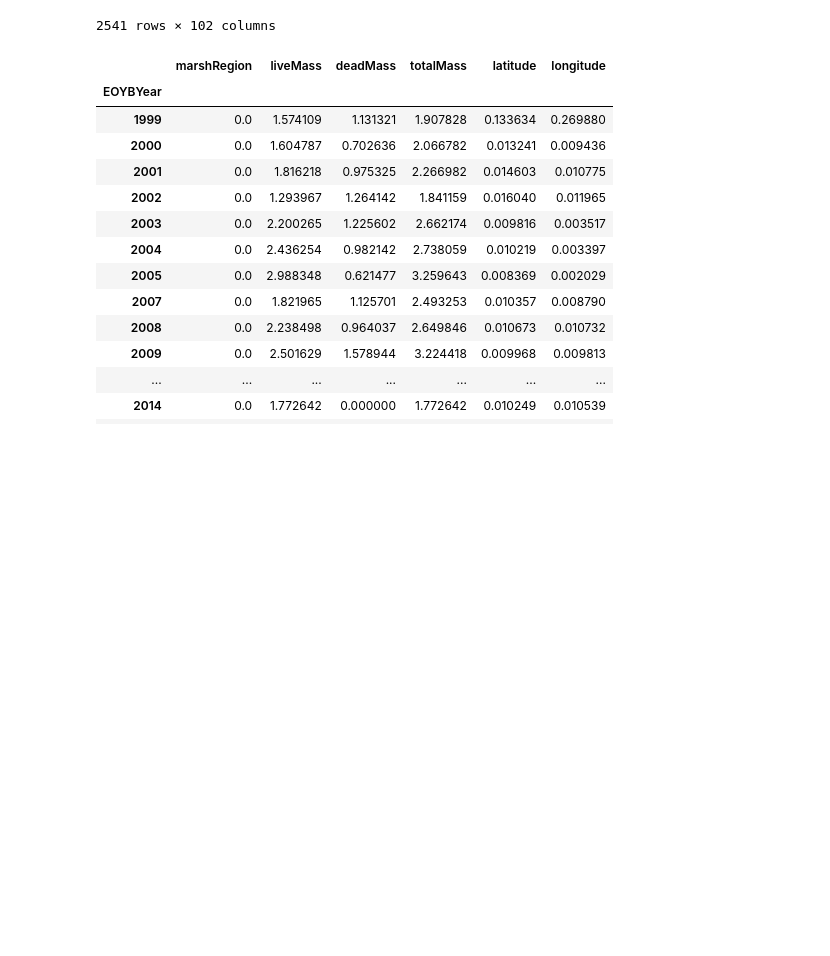
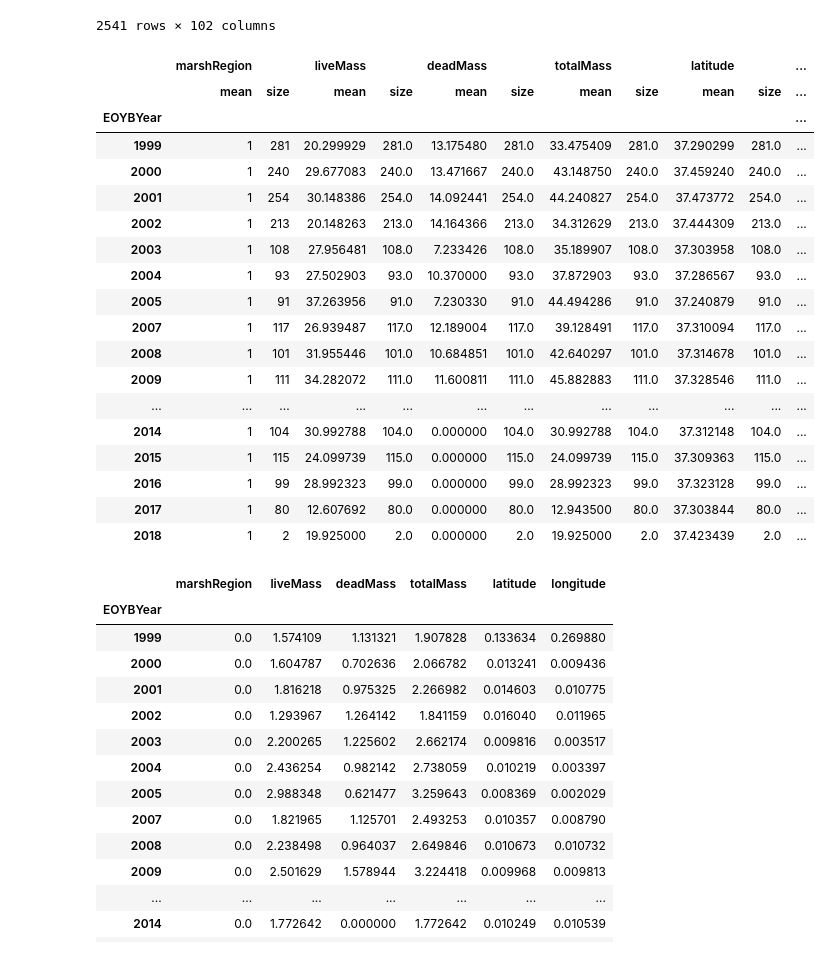
Before and after one commit to asajulien/PhD, a Jupyter notebook: Jupyter/Data exploration.ipynb, the cells around one changed output. Saved outputs shown, nothing was run; the diff lists cells and outputs as text; code cells hidden in the pictures; blank space fills up the shorter version.

```diff
--- a/Jupyter/Data exploration.ipynb
+++ b/Jupyter/Data exploration.ipynb
@@ -53,8 +54,29 @@ df_wq
 # %%
 #summary statistics
 df_means = df.groupby('EOYBYear').mean()
 df_sem = df.groupby('EOYBYear').sem()
+df.groupby('EOYBYear').aggregate([np.mean, np.size])
 #df_means #'average lat/long' may be useless - check study areas. Some of these are just out in the ocean!
+# %% [output]
+|  | marshRegion |  | liveMass |  | deadMass |  | totalMass |  | latitude |  | ... |
+|  | mean | size | mean | size | mean | size | mean | size | mean | size | ... |
+| EOYBYear |  |  |  |  |  |  |  |  |  |  | ... |
+| 1999 | 1 | 281 | 20.299929 | 281.0 | 13.175480 | 281.0 | 33.475409 | 281.0 | 37.290299 | 281.0 | ... |
+| 2000 | 1 | 240 | 29.677083 | 240.0 | 13.471667 | 240.0 | 43.148750 | 240.0 | 37.459240 | 240.0 | ... |
+| 2001 | 1 | 254 | 30.148386 | 254.0 | 14.092441 | 254.0 | 44.240827 | 254.0 | 37.473772 | 254.0 | ... |
+| 2002 | 1 | 213 | 20.148263 | 213.0 | 14.164366 | 213.0 | 34.312629 | 213.0 | 37.444309 | 213.0 | ... |
+| 2003 | 1 | 108 | 27.956481 | 108.0 | 7.233426 | 108.0 | 35.189907 | 108.0 | 37.303958 | 108.0 | ... |
+| 2004 | 1 | 93 | 27.502903 | 93.0 | 10.370000 | 93.0 | 37.872903 | 93.0 | 37.286567 | 93.0 | ... |
+| 2005 | 1 | 91 | 37.263956 | 91.0 | 7.230330 | 91.0 | 44.494286 | 91.0 | 37.240879 | 91.0 | ... |
+| 2007 | 1 | 117 | 26.939487 | 117.0 | 12.189004 | 117.0 | 39.128491 | 117.0 | 37.310094 | 117.0 | ... |
+| 2008 | 1 | 101 | 31.955446 | 101.0 | 10.684851 | 101.0 | 42.640297 | 101.0 | 37.314678 | 101.0 | ... |
+| 2009 | 1 | 111 | 34.282072 | 111.0 | 11.600811 | 111.0 | 45.882883 | 111.0 | 37.328546 | 111.0 | ... |
+| ... | ... | ... | ... | ... | ... | ... | ... | ... | ... | ... | ... |
+| 2014 | 1 | 104 | 30.992788 | 104.0 | 0.000000 | 104.0 | 30.992788 | 104.0 | 37.312148 | 104.0 | ... |
+| 2015 | 1 | 115 | 24.099739 | 115.0 | 0.000000 | 115.0 | 24.099739 | 115.0 | 37.309363 | 115.0 | ... |
+| 2016 | 1 | 99 | 28.992323 | 99.0 | 0.000000 | 99.0 | 28.992323 | 99.0 | 37.323128 | 99.0 | ... |
+| 2017 | 1 | 80 | 12.607692 | 80.0 | 0.000000 | 80.0 | 12.943500 | 80.0 | 37.303844 | 80.0 | ... |
+| 2018 | 1 | 2 | 19.925000 | 2.0 | 0.000000 | 2.0 | 19.925000 | 2.0 | 37.423439 | 2.0 | ... |
 # %%
 df_sem
 # %% [output]
```
Also changed, not shown: parts of 2 cells of this notebook, 4 other files.
